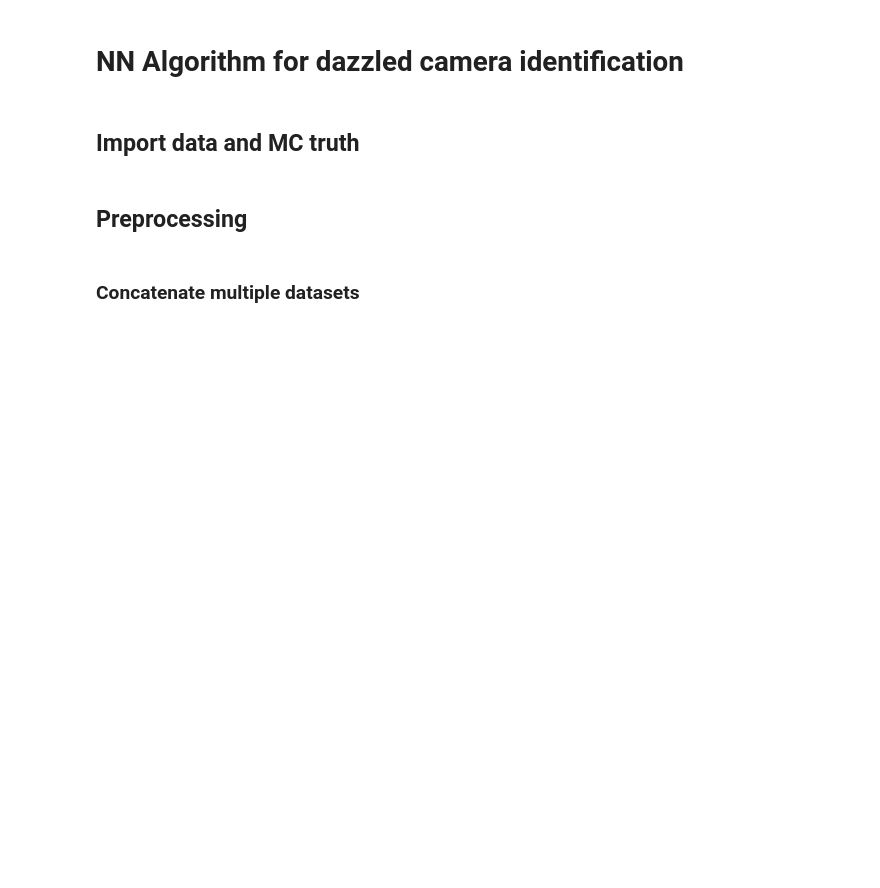
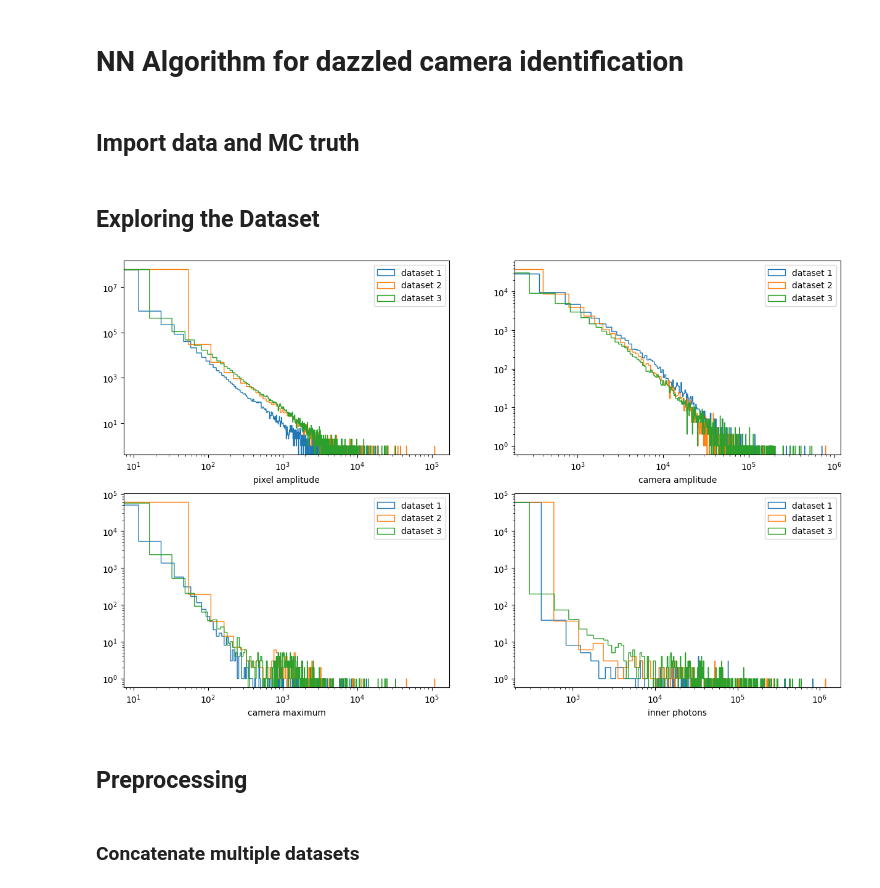
Before and after one commit to chiappo98/blinded_cameras, a Jupyter notebook: nn_algorithm.ipynb, the cells around one changed output. Saved outputs shown, nothing was run; the diff lists cells and outputs as text; code cells hidden in the pictures; blank space fills up the shorter version.

```diff
--- a/nn_algorithm.ipynb
+++ b/nn_algorithm.ipynb
@@ -41,6 +45,55 @@ with open(data_path+'/inner_ph_22.npy', 'rb') as g:      #'+str(sim_num)+'
     ph_in_2 = np.load(g)
 with open(data_path+'/inner_ph_33.npy', 'rb') as g:      #'+str(sim_num)+'
     ph_in_3 = np.load(g)
+# %% [markdown]
+## Exploring the Dataset
+# %%
+###### fixed parameters ###########
+#n_cam_in_grain_0 = 54
+n_cam_in_grain_1 = 58
+n_cam_in_grain_2 = 60
+n_cam_in_grain_3 = 60
+cam_side_length = 32
+###################################
+
+fig, ax = plt.subplots(2,2)
+
+ax[0,0].hist(data_in_1, 2000, histtype='step', label='dataset 1');
+ax[0,0].hist(data_in_2, 2000, histtype='step', label='dataset 2');
+ax[0,0].hist(data_in_3, 2000, histtype='step', label='dataset 3');
+ax[0,0].set_yscale('log')
+ax[0,0].set_xscale('log')
+ax[0,0].set_xlabel('pixel amplitude')
+ax[0,0].legend()
+
+ax[0,1].hist(np.sum(data_in_1.reshape(-1, cam_side_length**2), axis=1), 2000, histtype='step', label='dataset 1');
+ax[0,1].hist(np.sum(data_in_2.reshape(-1, cam_side_length**2), axis=1), 2000, histtype='step', label='dataset 2');
+ax[0,1].hist(np.sum(data_in_3.reshape(-1, cam_side_length**2), axis=1), 2000, histtype='step', label='dataset 3');
+ax[0,1].set_yscale('log')
+ax[0,1].set_xscale('log')
+ax[0,1].set_xlabel('camera amplitude')
+ax[0,1].legend()
+
+ax[1,0].hist(np.max(data_in_1.reshape(-1, cam_side_length**2), axis=1), 2000, histtype='step', label='dataset 1');
+ax[1,0].hist(np.max(data_in_2.reshape(-1, cam_side_length**2), axis=1), 2000, histtype='step', label='dataset 2');
+ax[1,0].hist(np.max(data_in_3.reshape(-1, cam_side_length**2), axis=1), 2000, histtype='step', label='dataset 3');
+ax[1,0].set_yscale('log')
+ax[1,0].set_xscale('log')
+ax[1,0].set_xlabel('camera maximum')
+ax[1,0].legend()
+
+ax[1,1].hist(ph_in_1[:,0], 2000, histtype='step', label='dataset 1')
+ax[1,1].hist(ph_in_2[:,0], 2000, histtype='step', label='dataset 1')
+ax[1,1].hist(ph_in_3[:,0], 2000, histtype='step', label='dataset 3')
+ax[1,1].set_yscale('log')
+ax[1,1].set_xscale('log')
+ax[1,1].set_xlabel('inner photons')
+ax[1,1].legend()
+
+fig.set_figwidth(15)
+fig.set_figheight(9)
+# %% [output]
+[figure, added]
 # %% [markdown]
 ## Preprocessing
 # %% [markdown]
```
Also changed, not shown: parts of 23 cells of this notebook, 1 other file.
